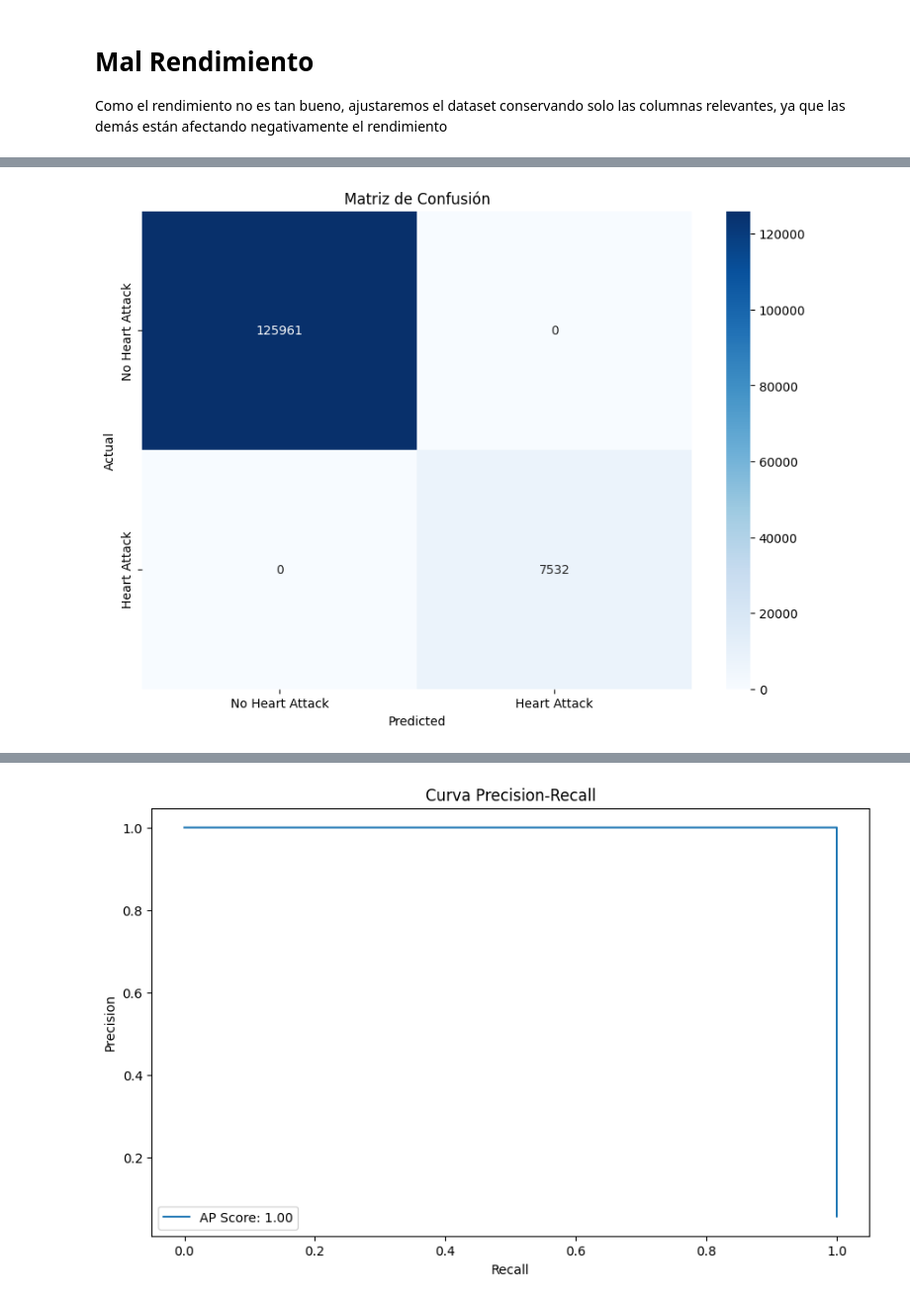
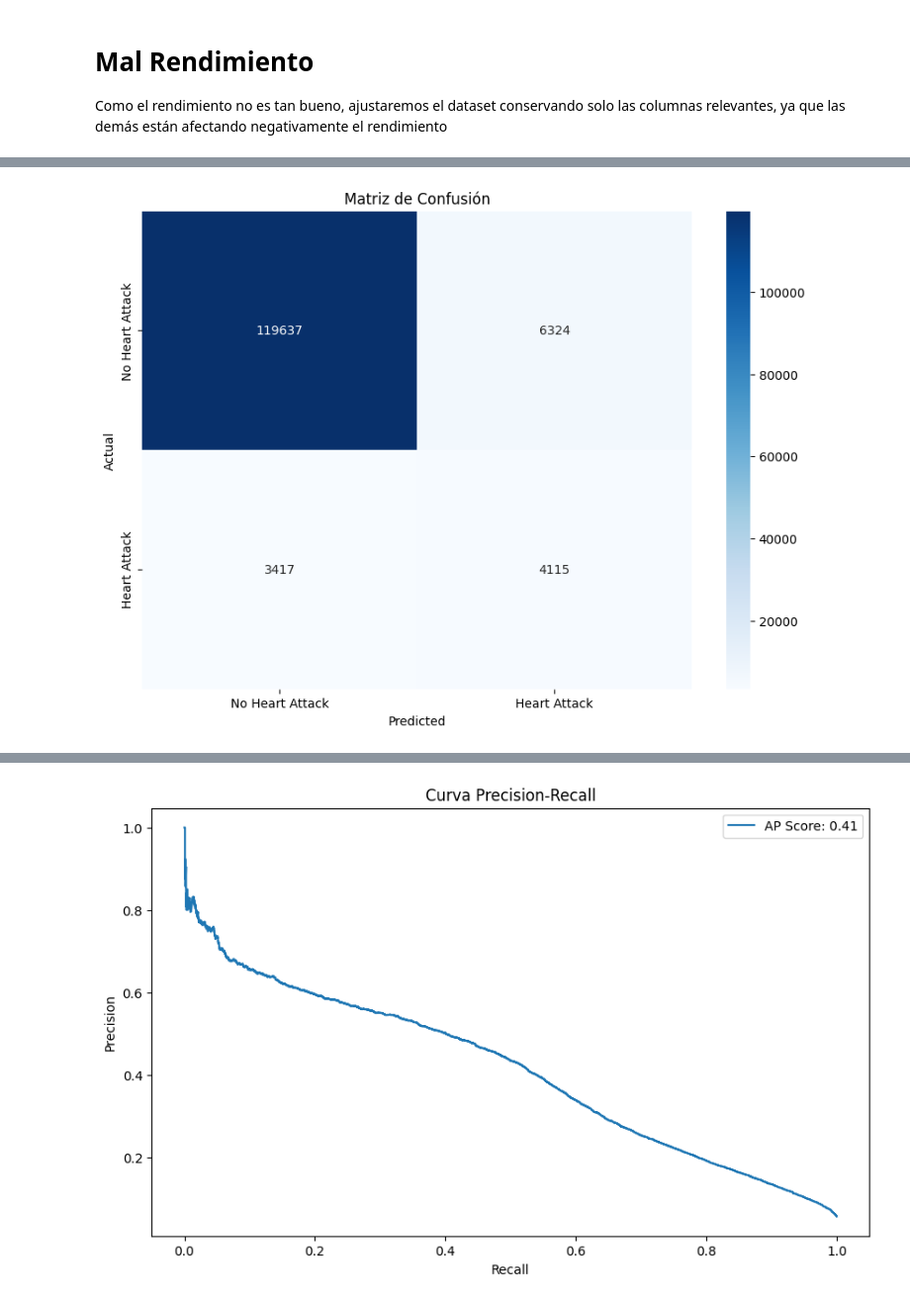
Before and after one commit to DiegoLuis62/Ciencias-de-datos---PF, a Jupyter notebook: Heart_Disease_Cleanse.ipynb, the cells around one changed output, grey strips where cells are left out. Shown at 99% size. Cells and saved outputs as stored; diff of their text form; code cells hidden in the pictures.

```diff
--- a/Heart_Disease_Cleanse.ipynb
+++ b/Heart_Disease_Cleanse.ipynb
@@ -633,6 +575,8 @@ F1 Score: 0.3382979966123474
 Como el rendimiento no es tan bueno, ajustaremos el dataset conservando solo las columnas relevantes, ya que las demás están afectando negativamente el rendimiento
 # %%
 columnas_a_eliminar = [
+    # variable objectivo. así que no debe estar en x para predecirla así misma
+    'HadHeartAttack',
     'State',  # Ubicación geográfica no es un factor médico directo
     'DeafOrHardOfHearing',  # Problemas auditivos no relacionados
     'BlindOrVisionDifficulty',  # Problemas visuales no relacionados
@@ -651,6 +595,8 @@ columnas_a_eliminar = [
 
 
 variables_clave = [
+
+
     # Factores demográficos básicos
     'Sex',
     'AgeCategory',
@@ -706,8 +684,7 @@ target_column = "HadHeartAttack"
 df_imputado[target_column] = df_imputado[target_column].astype('category')
 
 # Definir variables predictoras (X) y la variable objetivo (y)
-X = df_imputado.drop(columns=[target_column]) # Elimino la columna objetivo de la X
-X = df_imputado.drop(columns=columnas_a_eliminar) # elimino las columnas que considero poco utiles
+X = df_imputado.drop(columns=columnas_a_eliminar)  # Elimina todo de una vez
 y = df_imputado[target_column]  # Mantenemos como categoría
 
 # Identificar columnas categóricas en X
@@ -724,19 +701,23 @@ X_train, X_test, y_train, y_test = train_test_split(
 # 3. Configuración y Entrenamiento del Modelo
 # --------------------------------------------------
 lgb_model = lgb.LGBMClassifier(
-    boosting_type='goss',
+    boosting_type='goss',  # Gradient-based One-Side Sampling
     n_estimators=1000,
-    learning_rate=0.01,
-    max_depth=-1,
-    num_leaves=63,
-    min_data_in_leaf=30,
-    feature_fraction=0.8,
-    lambda_l1=0.1,
-    lambda_l2=0.1,
-    class_weight='balanced',
+    learning_rate=0.05,
+    max_depth=15,
+    num_leaves=31,
+    min_child_samples=50,
+    reg_alpha=0.5,
+    reg_lambda=0.5,
+    class_weight={'No': 1, 'Yes': 5},
     random_state=42,
-    objective='binary',  # Asegurar que es para clasificación binaria
-    metric='binary_logloss'
+    objective='binary',
+    metric='aucpr',
+    n_jobs=-1,
+    importance_type='gain',
+    min_data_in_leaf=100,
+    cat_smooth=20,
+    extra_trees=True
 )
 
 # Entrenamiento con early stopping (una sola vez)
@@ -745,7 +726,7 @@ lgb_model.fit(
     eval_set=[(X_test, y_test)],
     eval_metric='binary_logloss',
     categorical_feature=categorical_columns,
-    callbacks=[lgb.early_stopping(stopping_rounds=50)]
+    callbacks=[lgb.early_stopping(stopping_rounds=10)]
 )
 
 # 4. Predicción y Evaluación
@@ -813 +794 @@ F1 Score: 1.0
-[figure, old version]
+[figure, new version]
@@ -818,2 +796,2 @@ F1 Score: 1.0
 [LightGBM] [Warning] Found boosting=goss. For backwards compatibility reasons, LightGBM interprets this as boosting=gbdt, data_sample_strategy=goss.To suppress this warning, set data_sample_strategy=g ...
-[figure, old version]
+[figure, new version]
```
Also changed, not shown: parts of 19 cells of this notebook.
